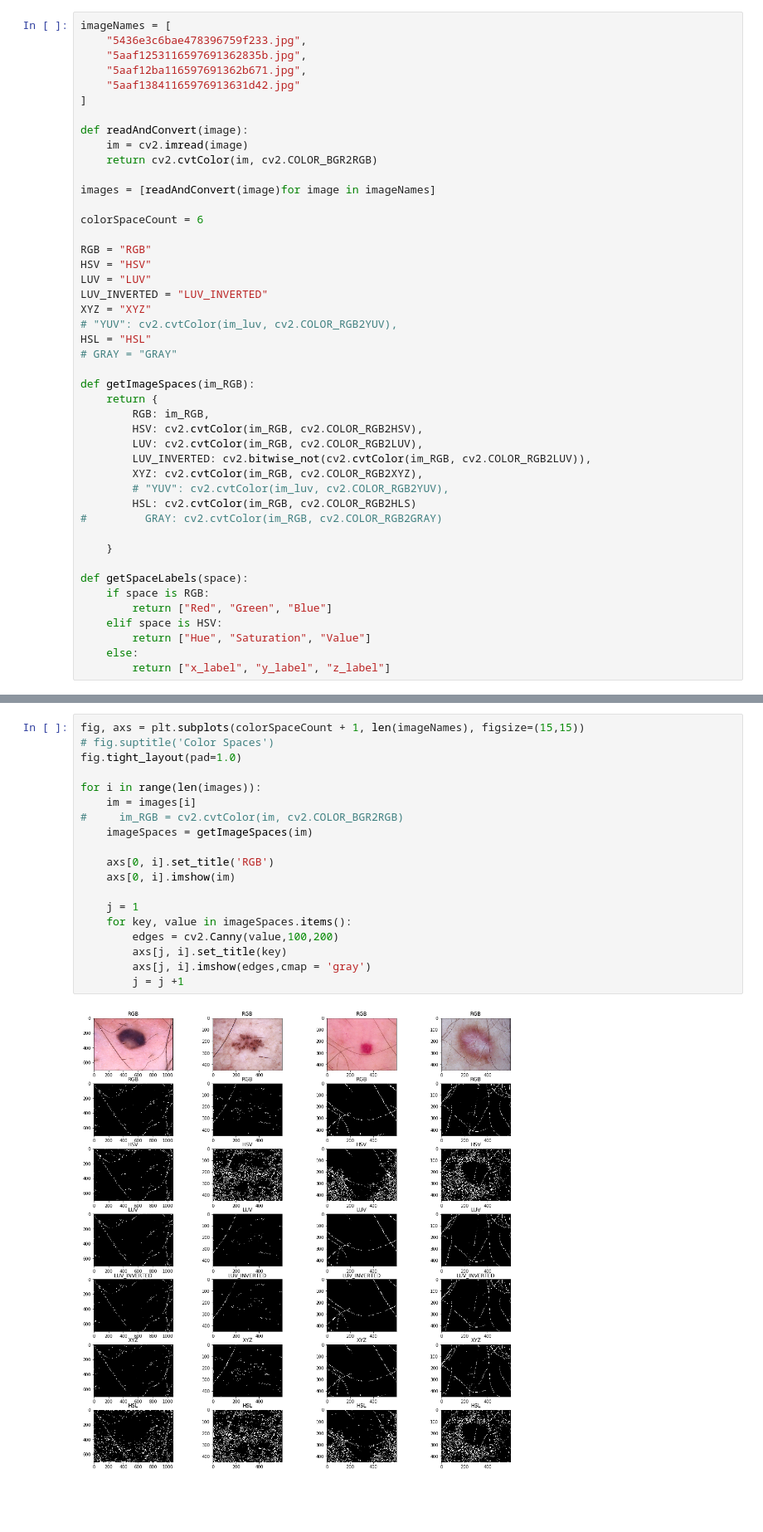
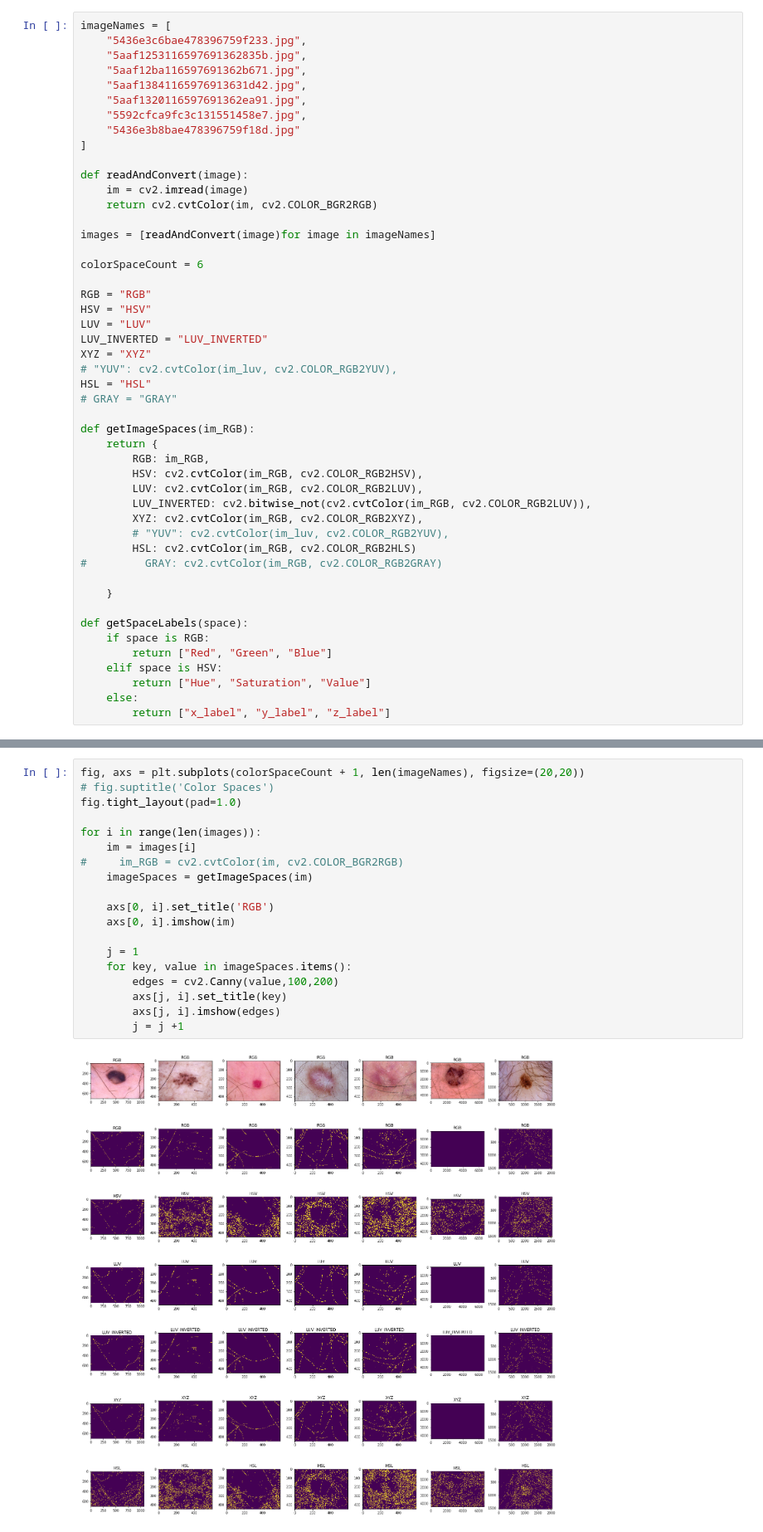
Before and after one commit to raroepke/Jevarah-Vision, a Jupyter notebook: HairRemoval/edge_detection_experimentation.ipynb, the cells around one changed output, grey strips where cells are left out. Shown at 83% size. Cells and saved outputs as stored; diff of their text form; blank space fills up the shorter version.

Commit message:
Added edge detection stuff

```diff
--- a/HairRemoval/edge_detection_experimentation.ipynb
+++ b/HairRemoval/edge_detection_experimentation.ipynb
@@ -12,7 +12,10 @@ imageNames = [
     "5436e3c6bae478396759f233.jpg",
     "5aaf1253116597691362835b.jpg",
     "5aaf12ba116597691362b671.jpg",
-    "5aaf13841165976913631d42.jpg"
+    "5aaf13841165976913631d42.jpg",
+    "5aaf1320116597691362ea91.jpg",
+    "5592cfca9fc3c131551458e7.jpg",
+    "5436e3b8bae478396759f18d.jpg"
 ]
 
 def readAndConvert(image):
@@ -63,23 +66,23 @@ plt.show()
 # %% [output]
 [figure]
 # %%
-fig, axs = plt.subplots(colorSpaceCount + 1, len(imageNames), figsize=(15,15))
+fig, axs = plt.subplots(colorSpaceCount + 1, len(imageNames), figsize=(20,20))
 # fig.suptitle('Color Spaces')
 fig.tight_layout(pad=1.0)
 
 for i in range(len(images)):
     im = images[i]
 #     im_RGB = cv2.cvtColor(im, cv2.COLOR_BGR2RGB)
     imageSpaces = getImageSpaces(im)
 
     axs[0, i].set_title('RGB')
     axs[0, i].imshow(im)
 
     j = 1
     for key, value in imageSpaces.items():
         edges = cv2.Canny(value,100,200)
         axs[j, i].set_title(key)
-        axs[j, i].imshow(edges,cmap = 'gray')
+        axs[j, i].imshow(edges)
         j = j +1
 # %% [output]
-[figure, old version]
+[figure, new version]
```
Also changed, not shown: parts of 3 cells of this notebook, 2 other files.
